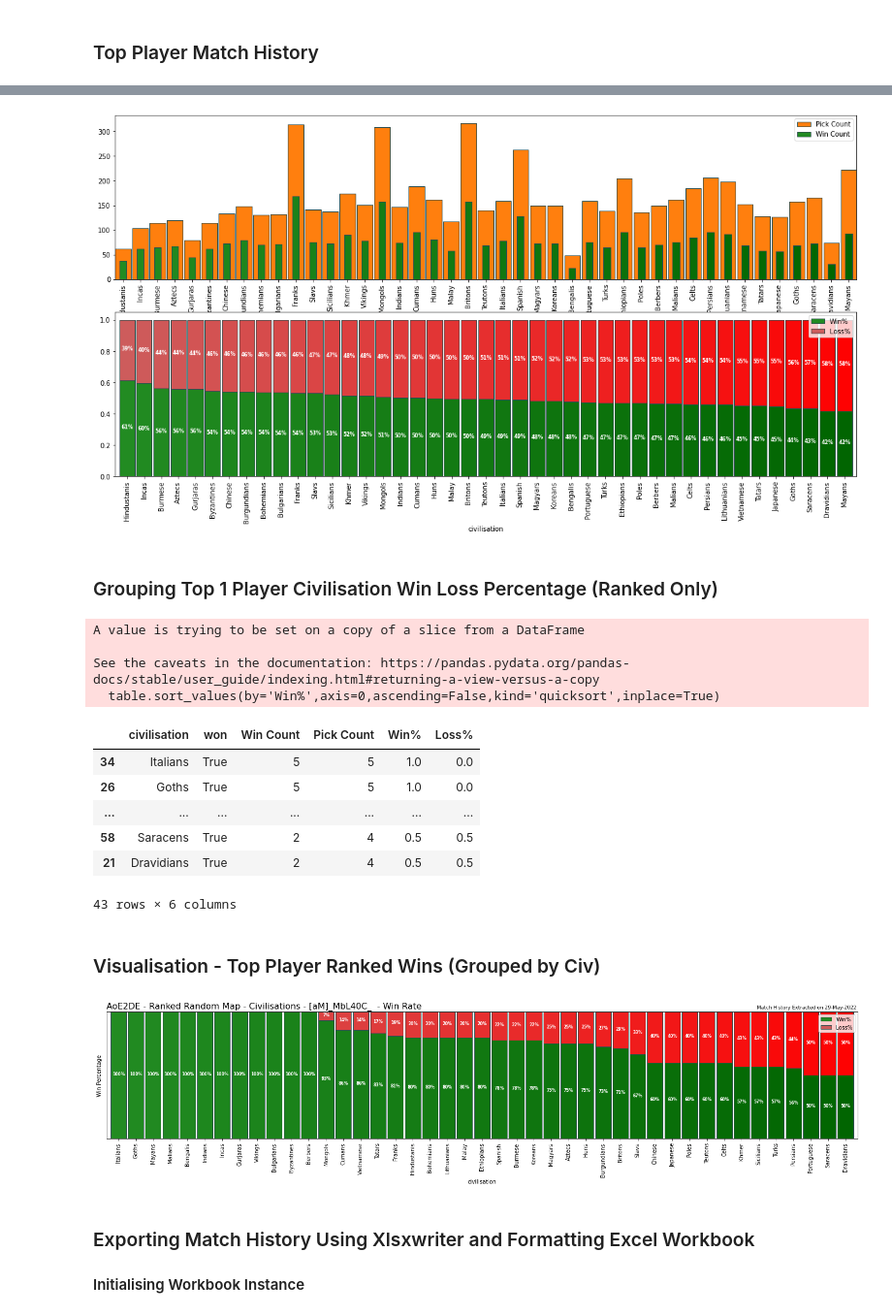
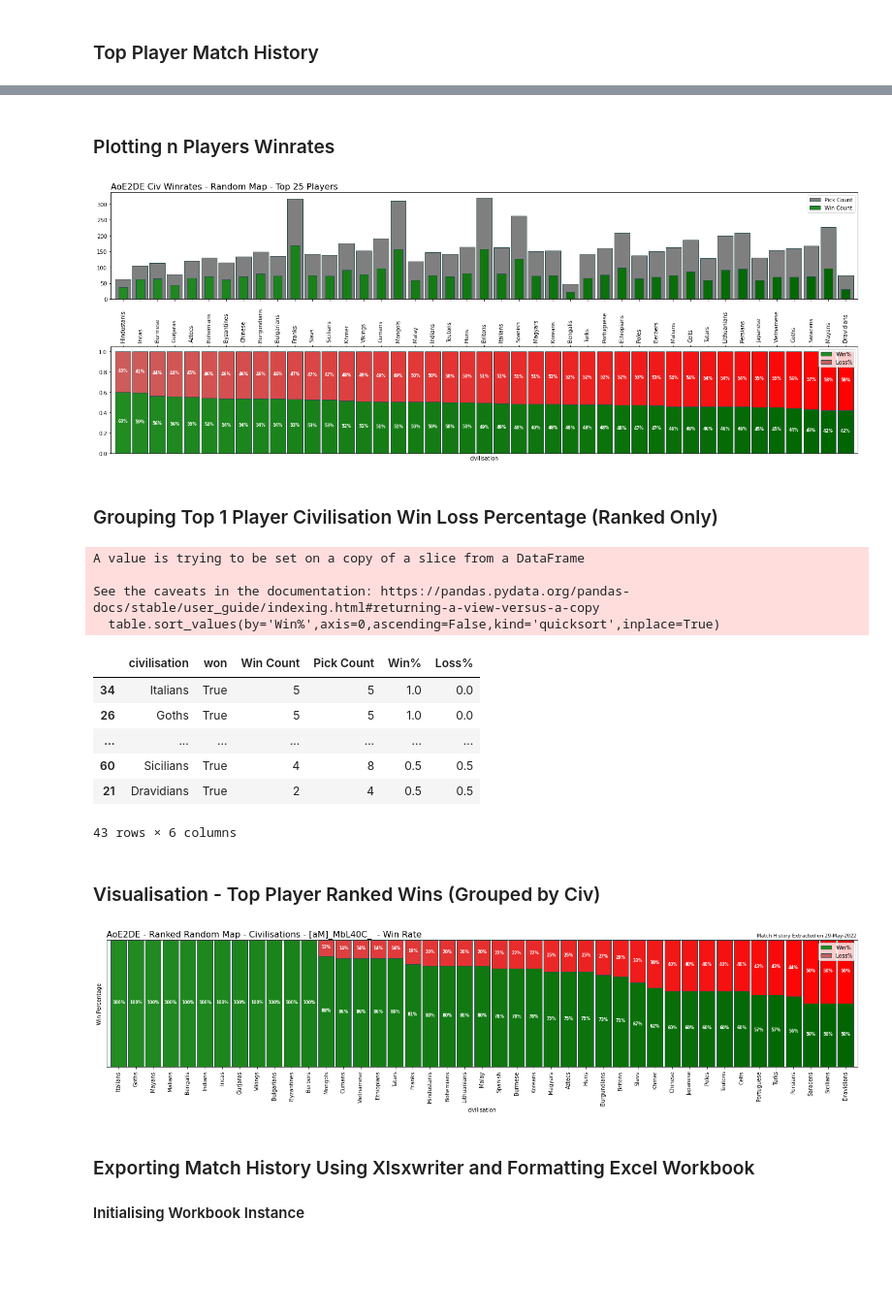
Before and after one commit to Filpill/AoE2Data, a Jupyter notebook: AoE2_APIData.ipynb, the cells around one changed output, grey strips where cells are left out. Shown at 97% size. Cells and saved outputs as stored; diff of their text form; code cells hidden in the pictures; blank space fills up the shorter version.

Commit message:
added some final touches to chart

```diff
--- a/AoE2_APIData.ipynb
+++ b/AoE2_APIData.ipynb
@@ -86,7 +89,7 @@ Generating Keys For Civilisation String Data
 #Requesting Age of Empires 2 Leaderboard Data
 data='leaderboard'
 leaderboard_id = 3 #3 = Random Map Leaderboard
-count = 100         #Extracting this many entries from table
+count = 25         #Extracting this many entries from table
 count_leader_xlsx = count       #(for xlsxwriter title)
 requestAddr = f'https://aoe2.net/api/{data}?game=aoe2de&leaderboard_id={leaderboard_id}&start=1&count={count}'
 dict = api2df(requestAddr)
@@ -97,10 +100,10 @@ print(f'Generating Leaderboard History for the top {count} players')
 dict = df.loc['leaderboard',0]
 leaderboard = pd.DataFrame.from_dict(dict)
 
-#Taking the Intersection of Column Headers and grabbing top 15 players
+#Taking the Intersection of Column Headers and grabbing top n players
 rating_top = leaderboard[leaderboard.columns.intersection(['steam_id','name','rating','country','games','wins','losses'])]
 rating_top_xlsx = rating_top.copy()       #Preserving Table for xlsxwriter output
-rating_top = rating_top.head(15)
+rating_top = rating_top.head(count)
 rating_top = rating_top.iloc[::-1] #Flipping table upside down for purposes of plot data order
 
 #Taking top and bottom ratings to form limits of graph axis
@@ -130,7 +133,7 @@ rhs_axis_lim = rat_top_llim + 5
 fig, ax = plt.subplots(figsize=(12,7))
 ax = rating_top.plot('name','rating',kind='barh',ax=ax,width=0.8,color=color,edgecolor='darkslategrey')
 ax.set_title(f'AoE2DE Ratings - Random Map - Top 15 Players',loc='left',fontsize=16)
-plt.text(rhs_axis_lim,14.9,f'Ratings Extracted on {date_today_str}',fontsize =9,horizontalalignment='right')
+plt.text(rhs_axis_lim,count,f'Ratings Extracted on {date_today_str}',fontsize =9,horizontalalignment='right')
 
 #Inserting AoE2 Logo on Existing Chart
 filename = 'AoE2Logo.png'
@@ -141,7 +144,7 @@ image = Image.open(filepath) #Reading Image Data
 im_zoom = 0.15
 imagebox = OffsetImage(image,zoom=im_zoom)
 aoe2Logo = AnnotationBbox(imagebox
-                        ,[rhs_axis_lim,0],xybox=(-width*im_zoom,height*im_zoom/1.21)
+                        ,[rhs_axis_lim,0],xybox=(-width*im_zoom,height*im_zoom/1.15)
                         , boxcoords='offset points', box_alignment=(0,1)
                         ,pad=0
                         )
@@ -159,7 +162,7 @@ plt.tight_layout()
 text_offset = 0.175 #Text Offset Distance
 for i in range(rating_top.shape[0]):
     rating_value = rating_top.iat[i,rating_top.columns.get_loc('rating')]
-    rating_pos = rating_value - 6.1
+    rating_pos = rating_value - 8
     if rating_value != 0:
         rating_value = int(rating_value)
         rating_pos = int(rating_pos)
@@ -439,42 +435,57 @@ See the caveats in the documentation: https://pandas.pydata.org/pandas-docs/stab
+# %% [markdown]
+### Plotting n Players Winrates
 # %%
 #Making a colormap to map onto the bar chart
 #Win
 clist = [(0, 'forestgreen'), (1, 'darkgreen')]
 rvb = mcolors.LinearSegmentedColormap.from_list('',clist)
 df_arange = np.arange(df_all_matches_civ_winrate.shape[0]).astype(float)
 color_win =rvb(df_arange/df_all_matches_civ_winrate.shape[0])
 
 #Lose
 clist = [(0, 'indianred'), (1, 'red')]
 rvb = mcolors.LinearSegmentedColormap.from_list('',clist)
 df_arange = np.arange(df_all_matches_civ_winrate.shape[0]).astype(float)
 color_lose =rvb(df_arange/df_all_matches_civ_winrate.shape[0])
 
+#Plotting Chart
+fig, ax = plt.subplots(figsize=(20,7.5),nrows=2,ncols=1,sharex=True)
 
-df_all_matches_civ_winrate
-fig, ax = plt.subplots(figsize=(20,10),nrows=2,ncols=1)
+ax[0].set_title(f'AoE2DE Civ Winrates - Random Map - Top {count_all_matches} Players',loc='left',fontsize=16)
+ax[0] = df_all_matches_civ_winrate.plot(y='Pick Count',x='civilisation',kind='bar',ax=ax[0],width=0.9,edgecolor='darkslategrey',color='tab:grey')
+ax[0] = df_all_matches_civ_winrate.plot(y='Win Count',x='civilisation',kind='bar',ax=ax[0],width=0.5,edgecolor='darkslategrey',color=color_win)
 
-ax[0] = df_all_matches_civ_winrate.plot(y='Pick Count',x='civilisation',kind='bar',ax=ax[0],width=0.9,edgecolor='darkslategrey',color='tab:orange')
-ax[0] = df_all_matches_civ_winrate.plot(y='Win Count',x='civilisation',kind='bar',ax=ax[0],width=0.4,edgecolor='darkslategrey',color=color_win)
-# ax [0]= df_all_matches_civ_winrate.plot(y='Loss%',x='civilisation',kind='bar',ax=ax[0],width=0.9,edgecolor='darkslategrey',color=color_lose,bottom = df_all_matches_civ_winrate['Win%'])
 
 ax[1] = df_all_matches_civ_winrate.plot(y='Win%',x='civilisation',kind='bar',ax=ax[1],width=0.9,edgecolor='darkslategrey',color=color_win)
-ax [1]= df_all_matches_civ_winrate.plot(y='Loss%',x='civilisation',kind='bar',ax=ax[1],width=0.9,edgecolor='darkslategrey',color=color_lose,bottom = df_all_matches_civ_winrate['Win%'])
+ax[1]= df_all_matches_civ_winrate.plot(y='Loss%',x='civilisation',kind='bar',ax=ax[1],width=0.9,edgecolor='darkslategrey',color=color_lose,bottom = df_all_matches_civ_winrate['Win%'])
+ax[1].xaxis.tick_top()
+ax[1].tick_params(axis='x',rotation=90,pad=5)
+
+#Extending the Ticklines in an alternate manner
+
+# ax[1].xaxis.set_major_locator(ticker.MultipleLocator(2))
+# ax[1].xaxis.set_minor_locator(ticker.MultipleLocator(1))
+# # ax[1].xaxis.set_minor_formatter(formatter)
+# ax[1].tick_params(axis='x',which='minor',length=20)
+# ax[1].tick_params(axis='x',which='both')
+
+plt.tight_layout()
 
 #Annotations
 text_offset =0
 text_format = 'percentage'
 fontsize = 7.5
 col_val_list = ['Win%','Loss%']
 dataLabel_stacked(df_all_matches_civ_winrate,col_val_list,text_offset,text_format,fontsize,ax[1])
 
 #Saving Chart
 fig_name = 'AllMatches_civWinrate.png'
 folderpath = 'root'
-fig_topCivWinRate = pathing(folderpath,fig_name)
-plt.savefig(fig_topCivWinRate,dpi=100)
+fig_AllCivWinRate = pathing(folderpath,fig_name)
+
+plt.savefig(fig_AllCivWinRate,dpi=100)
 # %% [output]
-[figure, old version]
+[figure, new version]
 # %% [markdown]
 ### Grouping Top 1 Player Civilisation Win Loss Percentage (Ranked Only)
 # %%
@@ -507,7 +518,7 @@ See the caveats in the documentation: https://pandas.pydata.org/pandas-docs/stab
 | 34 | Italians | True | 5 | 5 | 1.0 | 0.0 |
 | 26 | Goths | True | 5 | 5 | 1.0 | 0.0 |
 | ... | ... | ... | ... | ... | ... | ... |
-| 58 | Saracens | True | 2 | 4 | 0.5 | 0.5 |
+| 60 | Sicilians | True | 4 | 8 | 0.5 | 0.5 |
 | 21 | Dravidians | True | 2 | 4 | 0.5 | 0.5 |
 43 rows × 6 columns
 # %% [markdown]
@@ -548,7 +559,7 @@ folderpath = 'root'
 fig_topCivWinRate = pathing(folderpath,fig_name)
 plt.savefig(fig_topCivWinRate,dpi=100)
 # %% [output]
-[figure, old version]
+[figure, new version]
 # %% [markdown]
 ### Exporting Match History Using Xlsxwriter and Formatting Excel Workbook
 #### Initialising Workbook Instance
```
Also changed, not shown: parts of 15 cells of this notebook, 5 other files.
